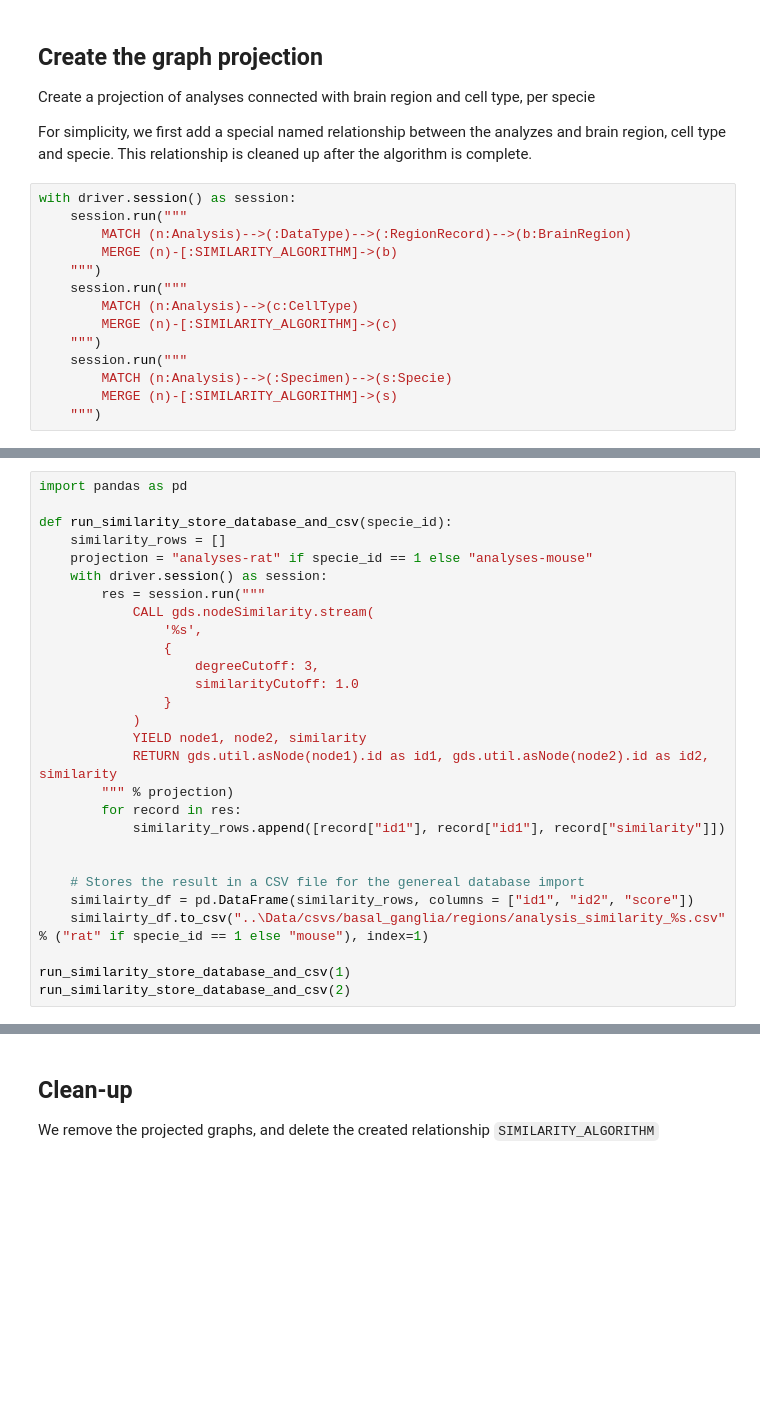
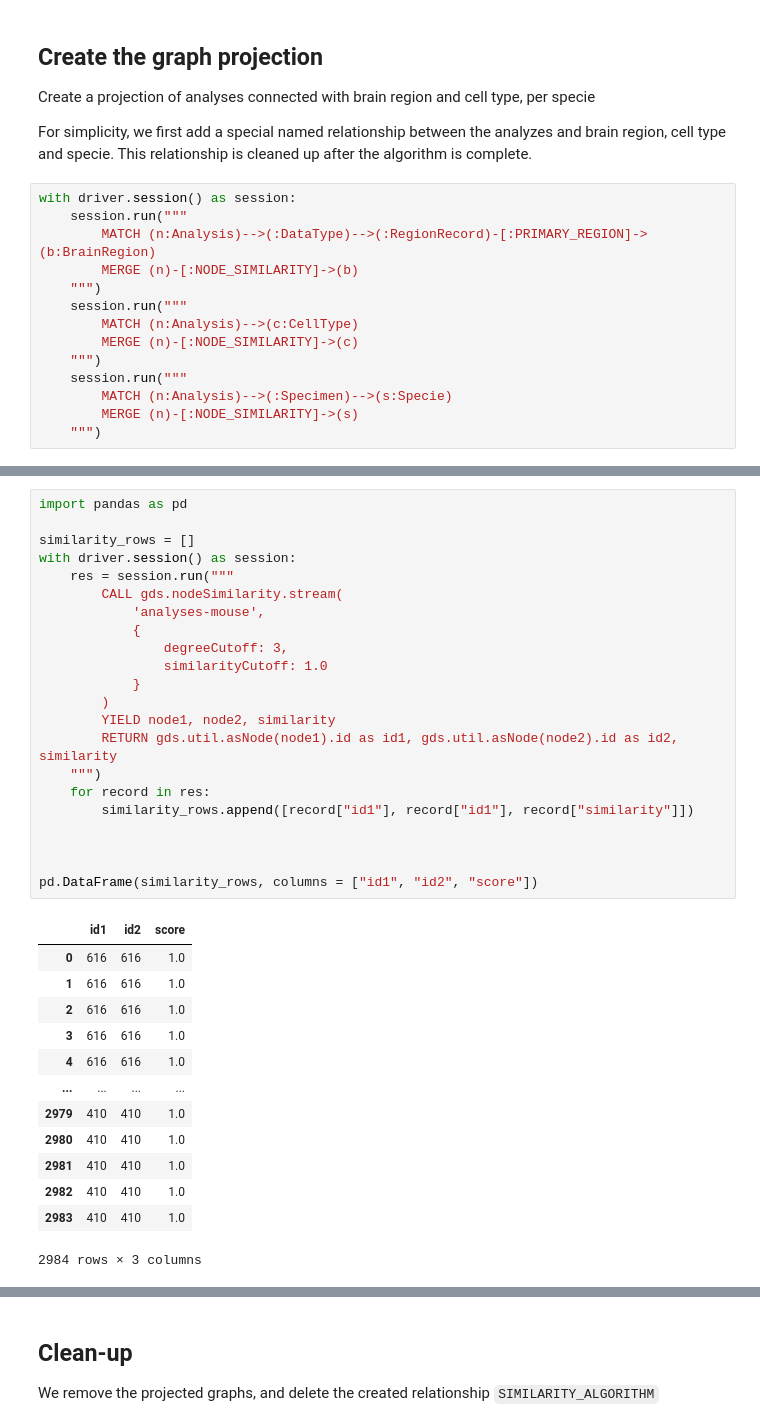
Before and after one commit to marenpg/jupyter_basal_ganglia, a Jupyter notebook: 2. Extending the data with extracted information - GraphAnalysis/3. AnalysesSimilarity.ipynb, the cells around one changed output, grey strips where cells are left out. Drawn from its saved outputs; the diff is of its cells as text; blank space fills up the shorter version.

Commit message:
better analysis similarity

```diff
--- a/2. Extending the data with extracted information - GraphAnalysis/3. AnalysesSimilarity.ipynb
+++ b/2. Extending the data with extracted information - GraphAnalysis/3. AnalysesSimilarity.ipynb
@@ -28,16 +28,16 @@ This relationship is cleaned up after the algorithm is complete.
 # %%
 with driver.session() as session:
     session.run("""
-        MATCH (n:Analysis)-->(:DataType)-->(:RegionRecord)-->(b:BrainRegion)
-        MERGE (n)-[:SIMILARITY_ALGORITHM]->(b)
+        MATCH (n:Analysis)-->(:DataType)-->(:RegionRecord)-[:PRIMARY_REGION]->(b:BrainRegion)
+        MERGE (n)-[:NODE_SIMILARITY]->(b)
     """)
     session.run("""
         MATCH (n:Analysis)-->(c:CellType)
-        MERGE (n)-[:SIMILARITY_ALGORITHM]->(c)
+        MERGE (n)-[:NODE_SIMILARITY]->(c)
     """)
     session.run("""
         MATCH (n:Analysis)-->(:Specimen)-->(s:Specie)
-        MERGE (n)-[:SIMILARITY_ALGORITHM]->(s)
+        MERGE (n)-[:NODE_SIMILARITY]->(s)
     """)
 # %%
 with driver.session() as session:
@@ -58,28 +76,36 @@ with driver.session() as session:
 # %%
 import pandas as pd
 
-def run_similarity_store_database_and_csv(specie_id):
-    similarity_rows = []
-    projection = "analyses-rat" if specie_id == 1 else "analyses-mouse"
-    with driver.session() as session:
-        res = session.run("""
-            CALL gds.nodeSimilarity.stream(
-                '%s',
-                {
-                    degreeCutoff: 3,
-                    similarityCutoff: 1.0
-                }
-            )
-            YIELD node1, node2, similarity
-            RETURN gds.util.asNode(node1).id as id1, gds.util.asNode(node2).id as id2, similarity
-        """ % projection)
-        for record in res:
-            similarity_rows.append([record["id1"], record["id1"], record["similarity"]])
+similarity_rows = []
+with driver.session() as session:
+    res = session.run("""
+        CALL gds.nodeSimilarity.stream(
+            'analyses-mouse',
+            {
+                degreeCutoff: 3,
+                similarityCutoff: 1.0
+            }
+        )
+        YIELD node1, node2, similarity
+        RETURN gds.util.asNode(node1).id as id1, gds.util.asNode(node2).id as id2, similarity
+    """)
+    for record in res:
+        similarity_rows.append([record["id1"], record["id1"], record["similarity"]])
 
 
-    # Stores the result in a CSV file for the genereal database import
-    similairty_df = pd.DataFrame(similarity_rows, columns = ["id1", "id2", "score"])
-    similairty_df.to_csv("..\Data/csvs/basal_ganglia/regions/analysis_similarity_%s.csv" % ("rat" if specie_id == 1 else "mouse"), index=1)
 
-run_similarity_store_database_and_csv(1)
-run_similarity_store_database_and_csv(2)
+pd.DataFrame(similarity_rows, columns = ["id1", "id2", "score"])
+# %% [output]
+|  | id1 | id2 | score |
+| 0 | 616 | 616 | 1.0 |
+| 1 | 616 | 616 | 1.0 |
+| 2 | 616 | 616 | 1.0 |
+| 3 | 616 | 616 | 1.0 |
+| 4 | 616 | 616 | 1.0 |
+| ... | ... | ... | ... |
+| 2979 | 410 | 410 | 1.0 |
+| 2980 | 410 | 410 | 1.0 |
+| 2981 | 410 | 410 | 1.0 |
+| 2982 | 410 | 410 | 1.0 |
+| 2983 | 410 | 410 | 1.0 |
+2984 rows × 3 columns
```
Also changed, not shown: parts of 9 cells of this notebook, 5 other files.
